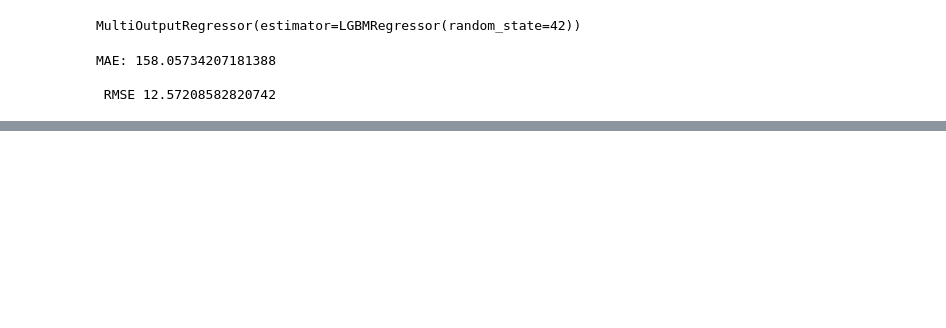
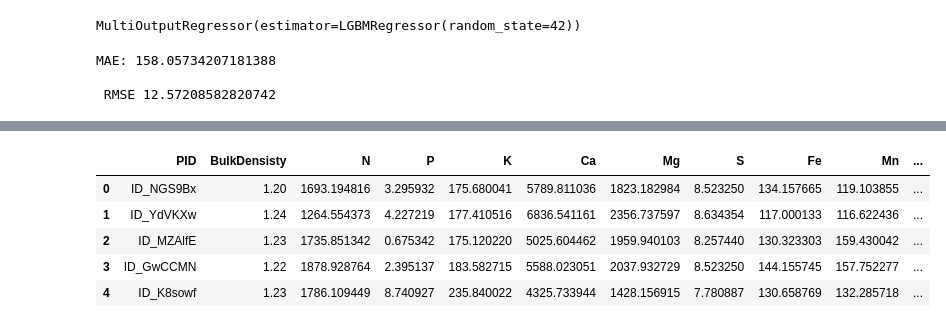
Before and after one commit to tapiwamesa/Amini-Soil-Prediction, a Jupyter notebook: Amini_Soil_Prediction.ipynb, the cells around one changed output, grey strips where cells are left out. Cells and saved outputs as stored; diff of their text form; code cells hidden in the pictures; blank space fills up the shorter version.

```diff
--- a/Amini_Soil_Prediction.ipynb
+++ b/Amini_Soil_Prediction.ipynb
@@ -315,0 +362,24 @@ MAE: 158.05734207181388
+# %%
+# Creating series of Available Nutrients in ppm
+N_pred = nutrients['N']
+P_pred = nutrients['P']
+K_pred = nutrients['K']
+Ca_pred = nutrients['Ca']
+Mg_pred = nutrients['Mg']
+S_pred = nutrients['S']
+Fe_pred = nutrients['Fe']
+Mn_pred = nutrients['Mn']
+Zn_pred = nutrients['Zn']
+Cu_pred = nutrients['Cu']
+B_pred = nutrients['B']
+# %%
+# Concatenating the test data with the predicted available nutrients to extract PID and Bulk Density
+nutrients_pid = pd.DataFrame({'PID':test['PID'], 'BulkDensisty':test['BulkDensity'], 'N':N_pred, 'P':P_pred, 'K':K_pred, 'Ca':Ca_pred, 'Mg':Mg_pred, 'S':S_pred, 'Fe':Fe_pred, 'Mn':Mn_pred, 'Zn':Zn_pred, 'Cu':Cu_pred, 'B':B_pred})
+nutrients_pid.head()
+# %% [output]
+|  | PID | BulkDensisty | N | P | K | Ca | Mg | S | Fe | Mn | ... |
+| 0 | ID_NGS9Bx | 1.20 | 1693.194816 | 3.295932 | 175.680041 | 5789.811036 | 1823.182984 | 8.523250 | 134.157665 | 119.103855 | ... |
+| 1 | ID_YdVKXw | 1.24 | 1264.554373 | 4.227219 | 177.410516 | 6836.541161 | 2356.737597 | 8.634354 | 117.000133 | 116.622436 | ... |
+| 2 | ID_MZAlfE | 1.23 | 1735.851342 | 0.675342 | 175.120220 | 5025.604462 | 1959.940103 | 8.257440 | 130.323303 | 159.430042 | ... |
+| 3 | ID_GwCCMN | 1.22 | 1878.928764 | 2.395137 | 183.582715 | 5588.023051 | 2037.932729 | 8.523250 | 144.155745 | 157.752277 | ... |
+| 4 | ID_K8sowf | 1.23 | 1786.109449 | 8.740927 | 235.840022 | 4325.733944 | 1428.156915 | 7.780887 | 130.658769 | 132.285718 | ... |
```
Also changed, not shown: parts of 23 cells of this notebook.
